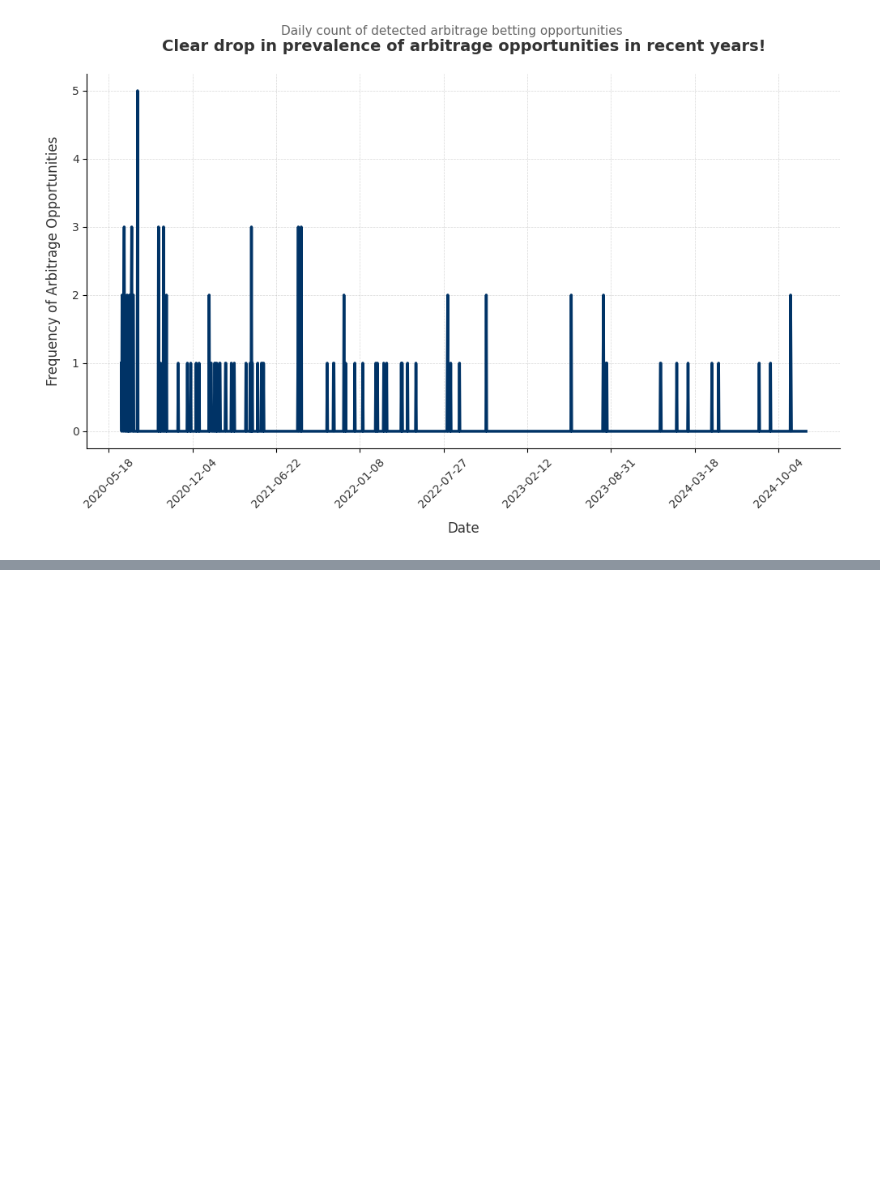
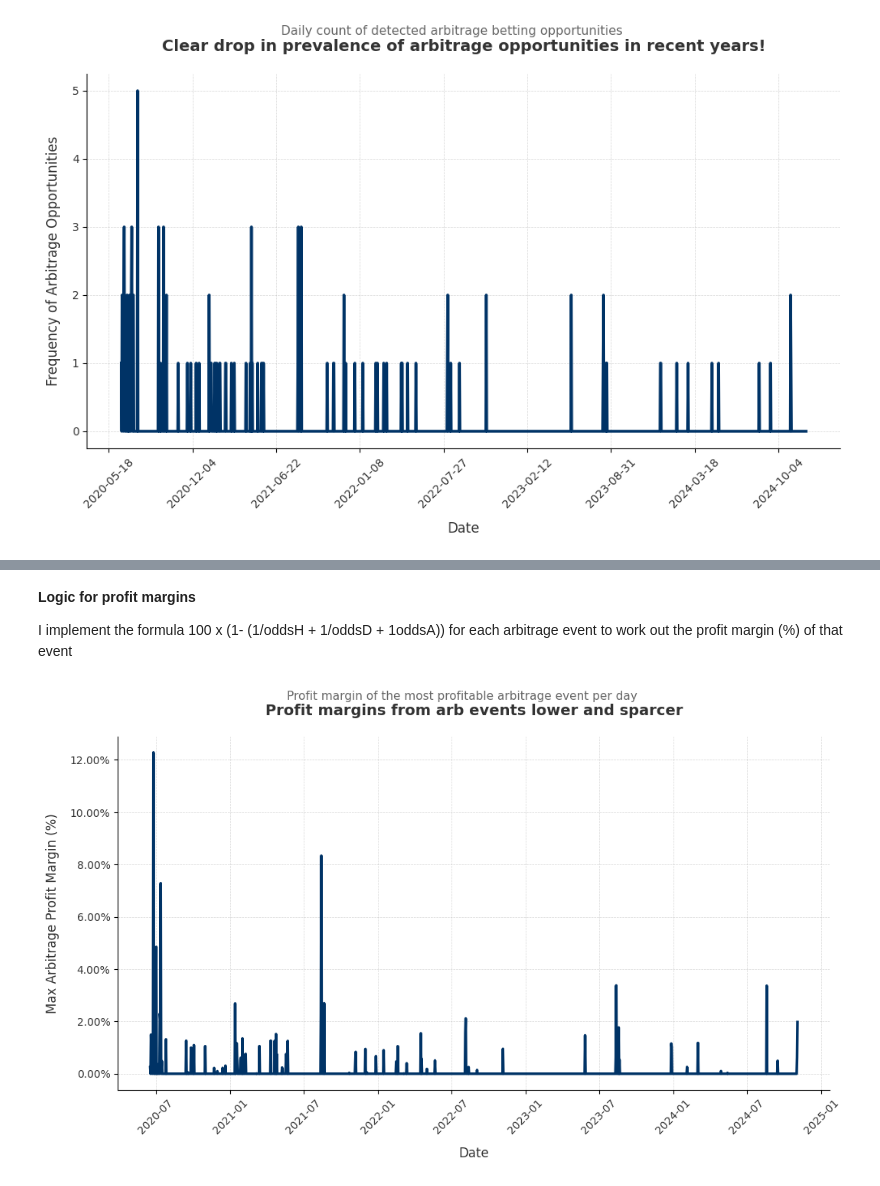
Before and after one commit to thoomkuzhymatthew/EPL_arb_betting, a Jupyter notebook: code/NB04-arbitrage_betting_strategies.ipynb, the cells around one changed output, grey strips where cells are left out. Drawn from its saved outputs; the diff is of its cells as text; code cells hidden in the pictures; blank space fills up the shorter version.

```diff
--- a/code/NB04-arbitrage_betting_strategies.ipynb
+++ b/code/NB04-arbitrage_betting_strategies.ipynb
@@ -158,0 +170,64 @@ To investigate this further I want to investigate the **profit margins of arbitr
+# %% [markdown]
+**Logic for profit margins**
+
+
+I implement the formula 100 x  (1- (1/oddsH + 1/oddsD + 1oddsA)) for each arbitrage event to work out the profit margin (%) of that event
+# %%
+import pandas as pd
+import matplotlib.pyplot as plt
+
+def plot_max_arbitrage_profitability(df):
+    """
+    Computes and plots the maximum arbitrage profit margin per day.
+    If no arbitrage event exists on a day, the profit margin is set to 0.
+
+    Parameters:
+    - df (pd.DataFrame): DataFrame containing fixture odds data.
+
+    Returns:
+    - None (displays a time series plot)
+    """
+    required_columns = {"Date", "max_home", "max_away", "max_draw"}
+    if not required_columns.issubset(df.columns):
+        raise ValueError(f"Missing required columns: {required_columns - set(df.columns)}")
+
+    df = df.copy()
+    df["Date"] = pd.to_datetime(df["Date"], format="%d/%m/%Y")
+
+    df = df.dropna(subset=["max_home", "max_away", "max_draw"])
+    df = df[(df["max_home"] > 0) & (df["max_away"] > 0) & (df["max_draw"] > 0)]
+
+    df["arbitrage_margin"] = 1 - ((1 / df["max_home"]) + (1 / df["max_away"]) + (1 / df["max_draw"]))
+    df = df[df["arbitrage_margin"] > 0]
+
+    # Get the most profitable arbitrage event per day
+    daily_max_profit = df.groupby("Date")["arbitrage_margin"].max()
+
+    # Reindex to include all days, filling missing values with 0
+    daily_max_profit = daily_max_profit.reindex(pd.date_range(df["Date"].min(), df["Date"].max()), fill_value=0)
+
+    # Plot
+    plt.figure(figsize=(12, 6))
+    plt.plot(daily_max_profit.index, daily_max_profit.values, color="#003366", linewidth=2.5)
+
+    plt.title("Profit margins from arb events lower and sparcer", fontsize=14, fontweight="bold", pad=20, color="#333333")
+    plt.suptitle("Profit margin of the most profitable arbitrage event per day", fontsize=11, color="#666666")
+
+    plt.xlabel("Date", fontsize=12, color="#333333", labelpad=10)
+    plt.ylabel("Max Arbitrage Profit Margin (%)", fontsize=12, color="#333333", labelpad=10)
+
+    plt.gca().yaxis.set_major_formatter(plt.FuncFormatter(lambda x, _: f"{x*100:.2f}%"))
+    plt.grid(which="major", linestyle="--", linewidth=0.5, alpha=0.5)
+
+    plt.xticks(rotation=45, fontsize=10, color="#333333")
+    plt.yticks(fontsize=10, color="#333333")
+
+    plt.gca().spines["top"].set_visible(False)
+    plt.gca().spines["right"].set_visible(False)
+
+    plt.show()
+
+
+plot_max_arbitrage_profitability(merged_df)
+# %% [output]
+[figure, added]
```
Also changed, not shown: parts of 8 cells of this notebook.
